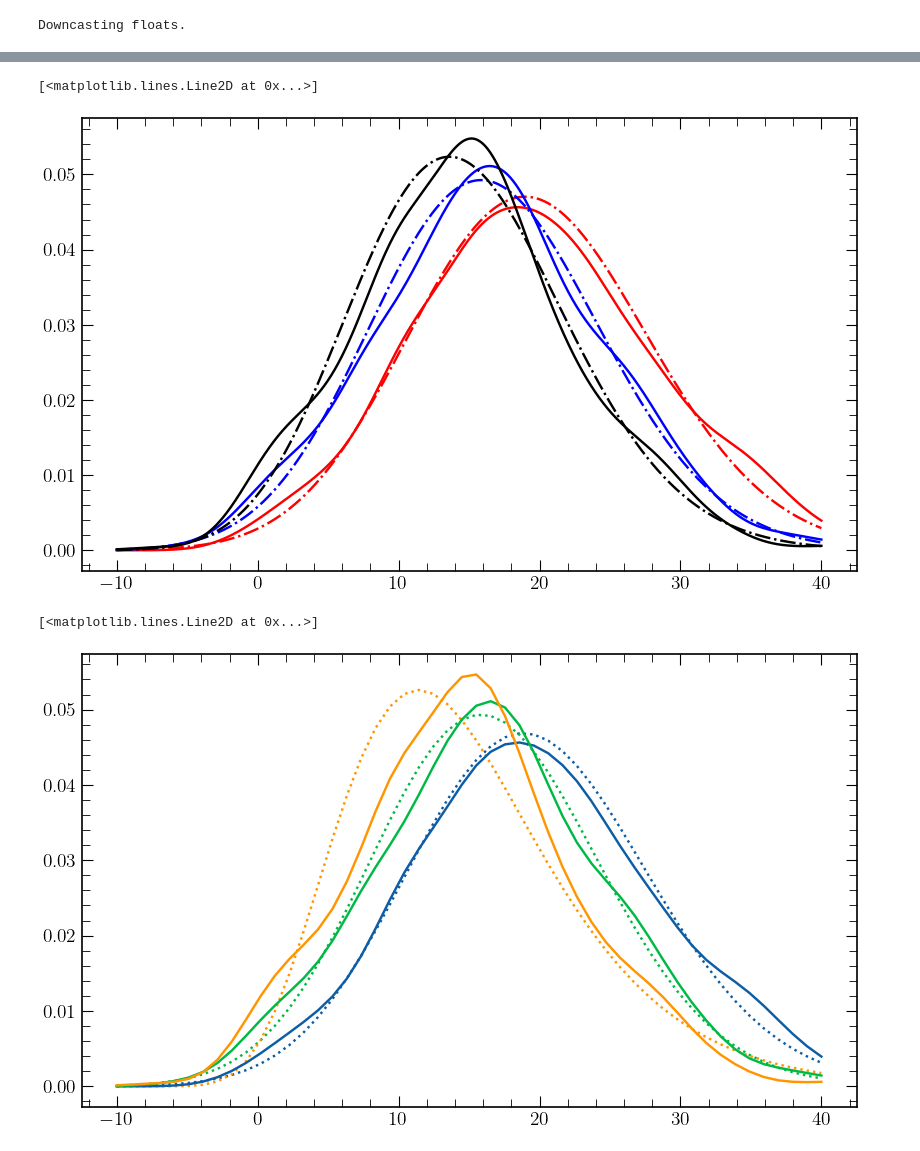
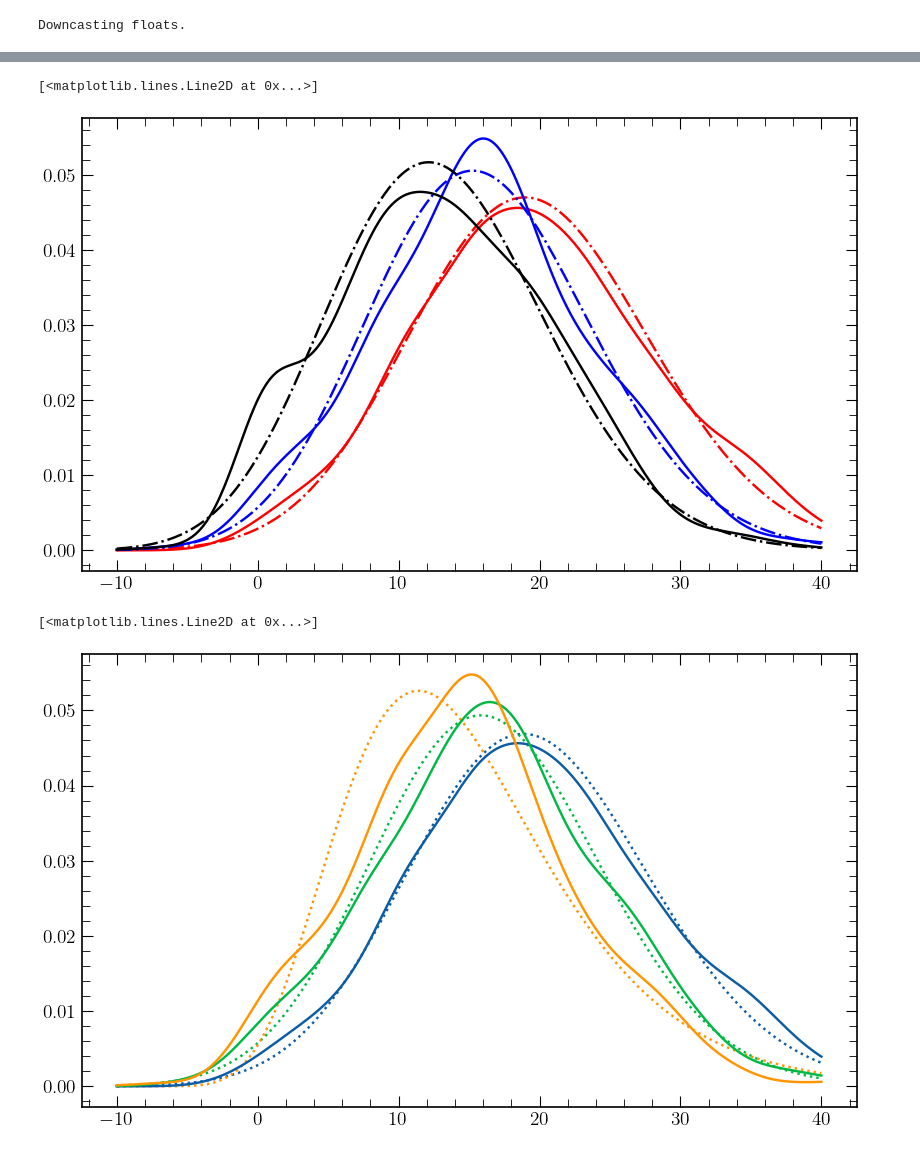
Before and after one commit to tyler-a-cox/fantasy_math, a Jupyter notebook: notebooks/value_based_drafting.ipynb, the cells around one changed output, grey strips where cells are left out. Cells and saved outputs as stored; diff of their text form; code cells hidden in the pictures.

```diff
--- a/notebooks/value_based_drafting.ipynb
+++ b/notebooks/value_based_drafting.ipynb
@@ -129,7 +129,7 @@ position_list = ['qb']
 
 experts = {
     44: 'Dave Richard, CBS Sports',
-    #45: 'Jamey Eisenberg, CBS Sports',
+    45: 'Jamey Eisenberg, CBS Sports',
     #71: 'ESPN',
     #73: 'numberFire',
     #120: 'Bloomberg Sports',
@@ -213,14 +213,14 @@ for year in years:
 
             dist1.append(gm.fantasy_points_ppr)
 
-        for name in names[5:10]:
+        for name in names[5:13]:
             gm = sb[sb.player_display_name == replacement.get(name, name)]
             if gm.shape[0] == 0:
                 continue
 
             dist2.append(gm.fantasy_points_ppr)
 
-        for name in names[10:15]:
+        for name in names[13:20]:
             gm = sb[sb.player_display_name == replacement.get(name, name)]
             if gm.shape[0] == 0:
                 continue
@@ -243,3 +241,25 @@ kde3 = stats.gaussian_kde(data3)
 p1 = stats.gamma.fit(data1)
 p2 = stats.gamma.fit(data2)
 p3 = stats.gamma.fit(data3)
+# %%
+
+
+sets = []
+
+for d in [data1, data2, data3]:
+    a, loc, scale = stats.gamma.fit(d)
+    fits = []
+
+    for i in range(100):
+        sample = np.random.choice(d, replace=False, size=int(d.shape[0] * 0.95))
+        fits.append(stats.gamma.fit(sample, loc=loc, scale=scale))
+
+    fits = np.array(fits)
+    mad = np.median(np.abs(fits - np.median(fits, axis=0)), axis=0)
+    median = np.median(fits, axis=0)
+    fits = fits[(np.abs((fits - median) / mad)[:, 0] < 5)]
+
+    gen = np.random.multivariate_normal(np.mean(fits, axis=0), np.cov(fits.T), size=300)
+    mn = np.mean([stats.gamma.pdf(x, *g) for g in gen], axis=0)
+    std = np.std([stats.gamma.pdf(x, *g) for g in gen], axis=0)
+    sets.append((mn, std))
@@ -255,17 +281,17 @@ plt.plot(x, kde3(x), color='k')
 plt.plot(x, stats.gamma.pdf(x, *p3), color='k', ls='-.')
 # %% [output]
 [<matplotlib.lines.Line2D at 0x...>]
-[figure, old version]
+[figure, new version]
 # %%
-x = np.linspace(-10, 40)
+x = np.linspace(-10, 40, 1000)
 plt.figure(figsize=(10, 6), dpi=100)
 c1 = plt.plot(x, stats.lognorm.pdf(x, *stats.lognorm.fit(data1)), ls=':')
 c2 = plt.plot(x, stats.lognorm.pdf(x, *stats.lognorm.fit(data2)), ls=':')
 c3 = plt.plot(x, stats.lognorm.pdf(x, *stats.lognorm.fit(data3)), ls=':')
 
 plt.plot(x, kde1(x), color=c1[0].get_color())
 plt.plot(x, kde2(x), color=c2[0].get_color())
 plt.plot(x, kde3(x), color=c3[0].get_color())
 # %% [output]
 [<matplotlib.lines.Line2D at 0x...>]
-[figure, old version]
+[figure, new version]
```
Also changed, not shown: parts of 5 cells of this notebook.
